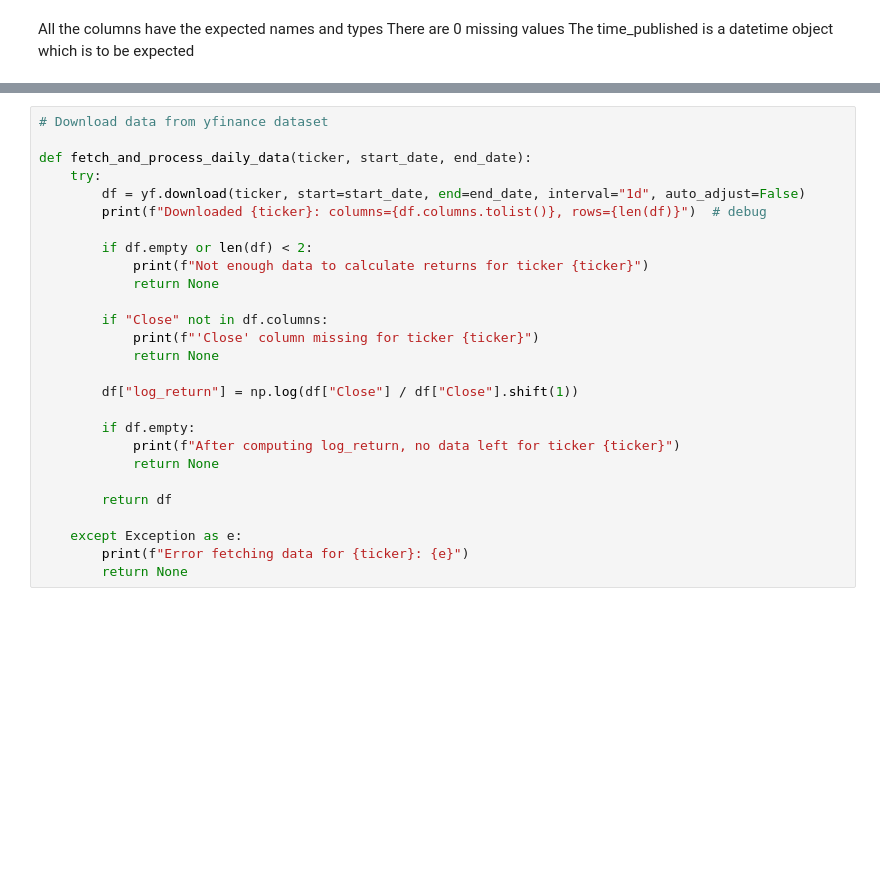
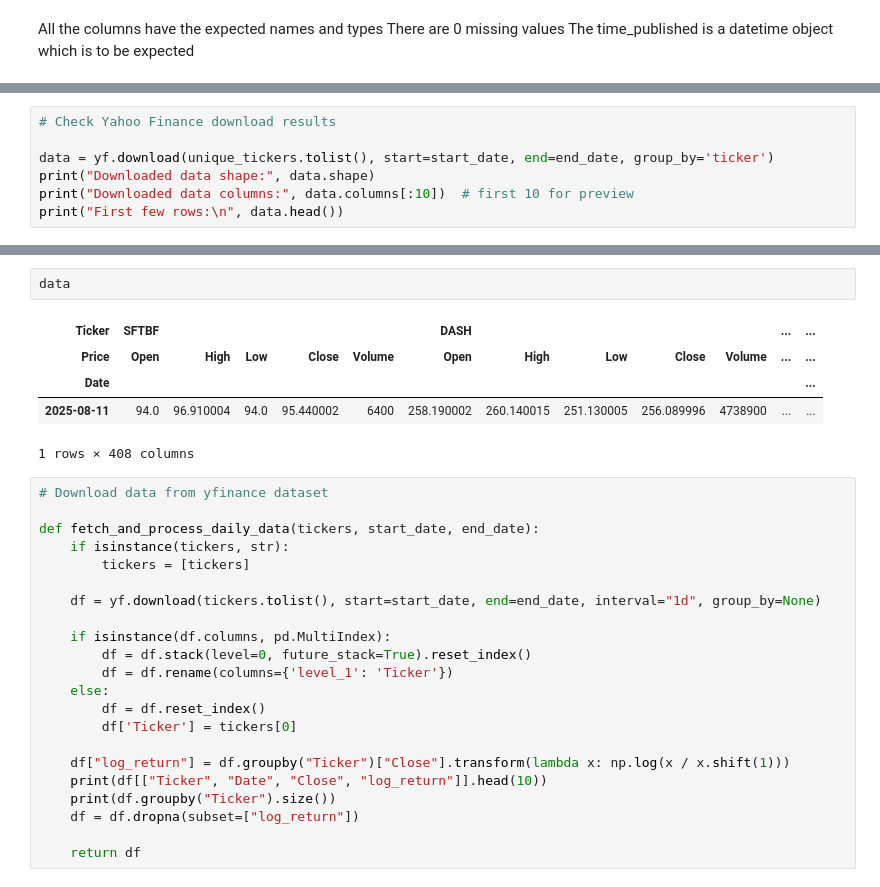
Before and after one commit to LydiaLCh/sentiment-model-quant, a Jupyter notebook: notebooks/02_sentiment_modeling.ipynb, the cells around one changed output, grey strips where cells are left out. Drawn from its saved outputs; the diff is of its cells as text; blank space fills up the shorter version.

```diff
--- a/notebooks/02_sentiment_modeling.ipynb
+++ b/notebooks/02_sentiment_modeling.ipynb
@@ -265,0 +265,7 @@ array(['MSFT', 'NVDA', 'SPGI', 'AAPL', 'GOOG', 'LCID', 'RIVN', 'TSLA',
+# %%
+# Check Yahoo Finance download results
+
+data = yf.download(unique_tickers.tolist(), start=start_date, end=end_date, group_by='ticker')
+print("Downloaded data shape:", data.shape)
+print("Downloaded data columns:", data.columns[:10])  # first 10 for preview
+print("First few rows:\n", data.head())
@@ -266,27 +294,30 @@ array(['MSFT', 'NVDA', 'SPGI', 'AAPL', 'GOOG', 'LCID', 'RIVN', 'TSLA',
+# %%
+data
+# %% [output]
+| Ticker | SFTBF |  |  |  |  | DASH |  |  |  |  | ... | ... |
+| Price | Open | High | Low | Close | Volume | Open | High | Low | Close | Volume | ... | ... |
+| Date |  |  |  |  |  |  |  |  |  |  |  | ... |
+| 2025-08-11 | 94.0 | 96.910004 | 94.0 | 95.440002 | 6400 | 258.190002 | 260.140015 | 251.130005 | 256.089996 | 4738900 | ... | ... |
+1 rows × 408 columns
 # %%
 # Download data from yfinance dataset
 
-def fetch_and_process_daily_data(ticker, start_date, end_date):
-    try:
-        df = yf.download(ticker, start=start_date, end=end_date, interval="1d", auto_adjust=False)
-        print(f"Downloaded {ticker}: columns={df.columns.tolist()}, rows={len(df)}")  # debug
+def fetch_and_process_daily_data(tickers, start_date, end_date):
+    if isinstance(tickers, str):
+        tickers = [tickers]
 
-        if df.empty or len(df) < 2:
-            print(f"Not enough data to calculate returns for ticker {ticker}")
-            return None
+    df = yf.download(tickers.tolist(), start=start_date, end=end_date, interval="1d", group_by=None)
 
-        if "Close" not in df.columns:
-            print(f"'Close' column missing for ticker {ticker}")
-            return None
+    if isinstance(df.columns, pd.MultiIndex):
+        df = df.stack(level=0, future_stack=True).reset_index()
+        df = df.rename(columns={'level_1': 'Ticker'})
+    else:
+        df = df.reset_index()
+        df['Ticker'] = tickers[0]
 
-        df["log_return"] = np.log(df["Close"] / df["Close"].shift(1))
+    df["log_return"] = df.groupby("Ticker")["Close"].transform(lambda x: np.log(x / x.shift(1)))
+    print(df[["Ticker", "Date", "Close", "log_return"]].head(10))
+    print(df.groupby("Ticker").size())
+    df = df.dropna(subset=["log_return"])
 
-        if df.empty:
-            print(f"After computing log_return, no data left for ticker {ticker}")
-            return None
-
-        return df
-
-    except Exception as e:
-        print(f"Error fetching data for {ticker}: {e}")
-        return None
+    return df
```
Also changed, not shown: parts of 16 cells of this notebook.
